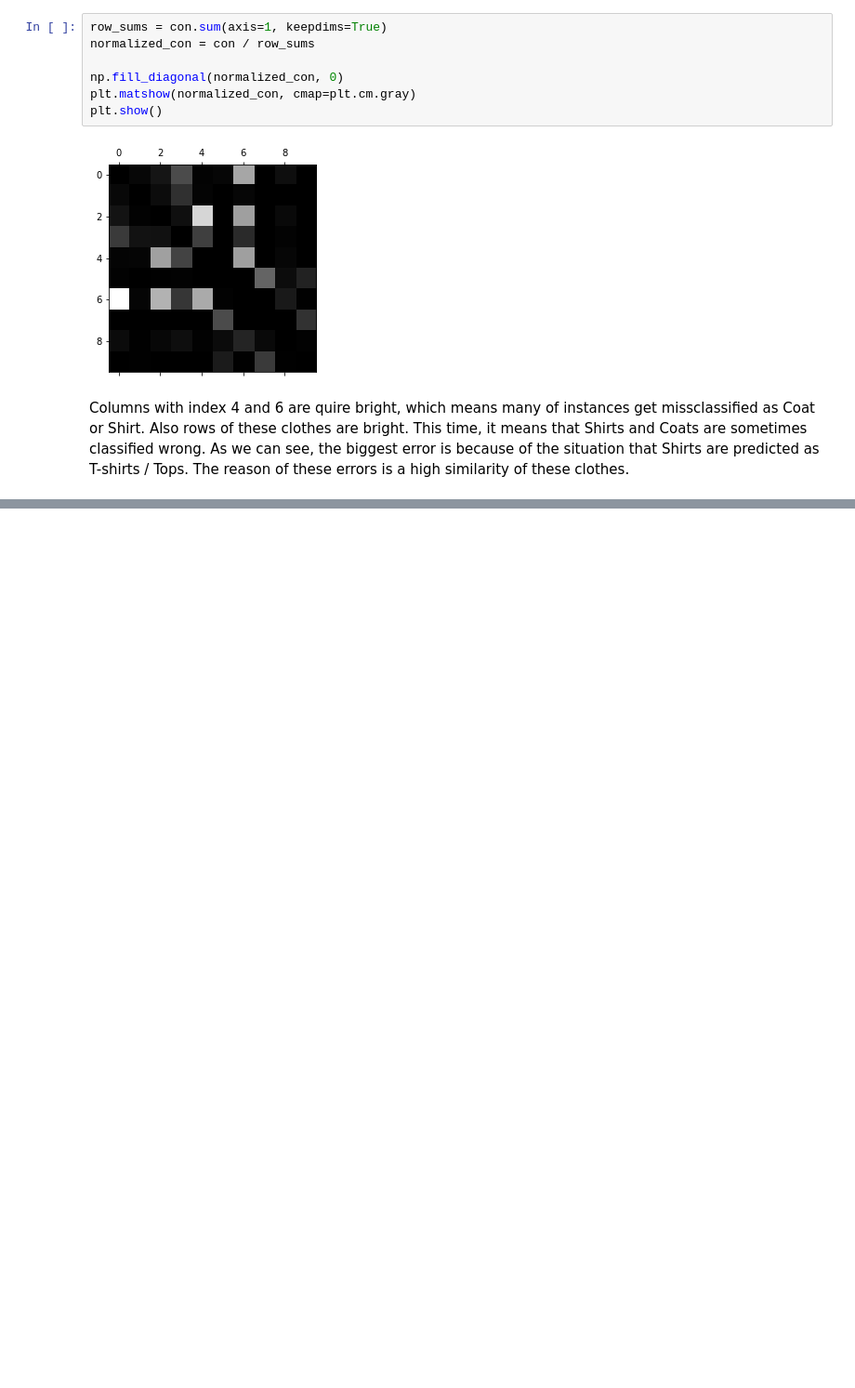
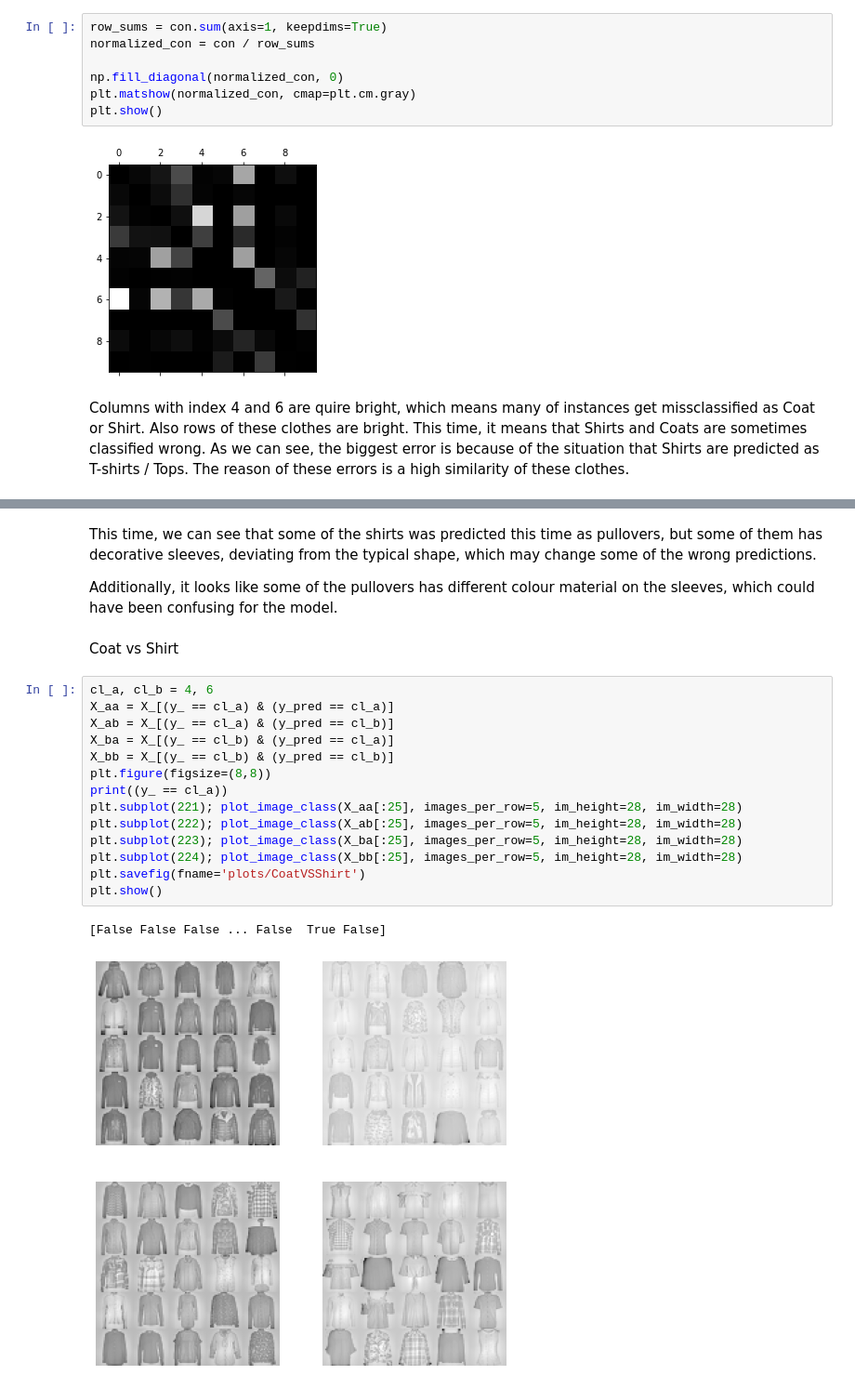
Before and after one commit to ArkadiuszSlowik/fashion-classification, a Jupyter notebook: fashion_classification.ipynb, the cells around one changed output, grey strips where cells are left out. Shown at 93% size. Drawn from its saved outputs; the diff is of its cells as text; blank space fills up the shorter version.

```diff
--- a/fashion_classification.ipynb
+++ b/fashion_classification.ipynb
@@ -392,0 +446,23 @@ Let's start by displaying  1vs1 using imshow...
+# %% [markdown]
+This time, we can see that some of the shirts was predicted this time as pullovers, but some of them has decorative sleeves, deviating from the typical shape, which may change some of the wrong predictions.
+
+Additionally, it looks like some of the pullovers has different colour material on the sleeves, which could have been confusing for the model.
+# %% [markdown]
+Coat vs Shirt
+# %%
+cl_a, cl_b = 4, 6
+X_aa = X_[(y_ == cl_a) & (y_pred == cl_a)]
+X_ab = X_[(y_ == cl_a) & (y_pred == cl_b)]
+X_ba = X_[(y_ == cl_b) & (y_pred == cl_a)]
+X_bb = X_[(y_ == cl_b) & (y_pred == cl_b)]
+plt.figure(figsize=(8,8))
+print((y_ == cl_a))
+plt.subplot(221); plot_image_class(X_aa[:25], images_per_row=5, im_height=28, im_width=28)
+plt.subplot(222); plot_image_class(X_ab[:25], images_per_row=5, im_height=28, im_width=28)
+plt.subplot(223); plot_image_class(X_ba[:25], images_per_row=5, im_height=28, im_width=28)
+plt.subplot(224); plot_image_class(X_bb[:25], images_per_row=5, im_height=28, im_width=28)
+plt.savefig(fname='plots/CoatVSShirt')
+plt.show()
+# %% [output]
+[False False False ... False  True False]
+[figure, added]
```
Also changed, not shown: parts of 109 cells of this notebook, 8 other files.
